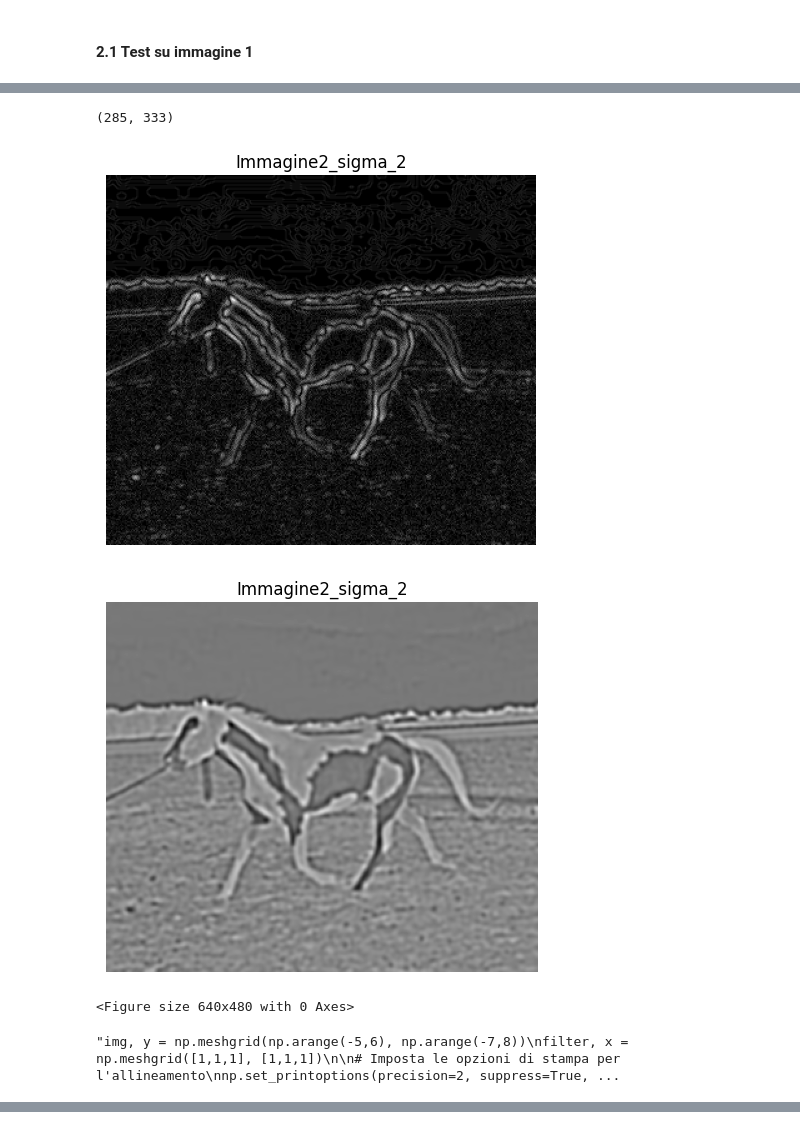
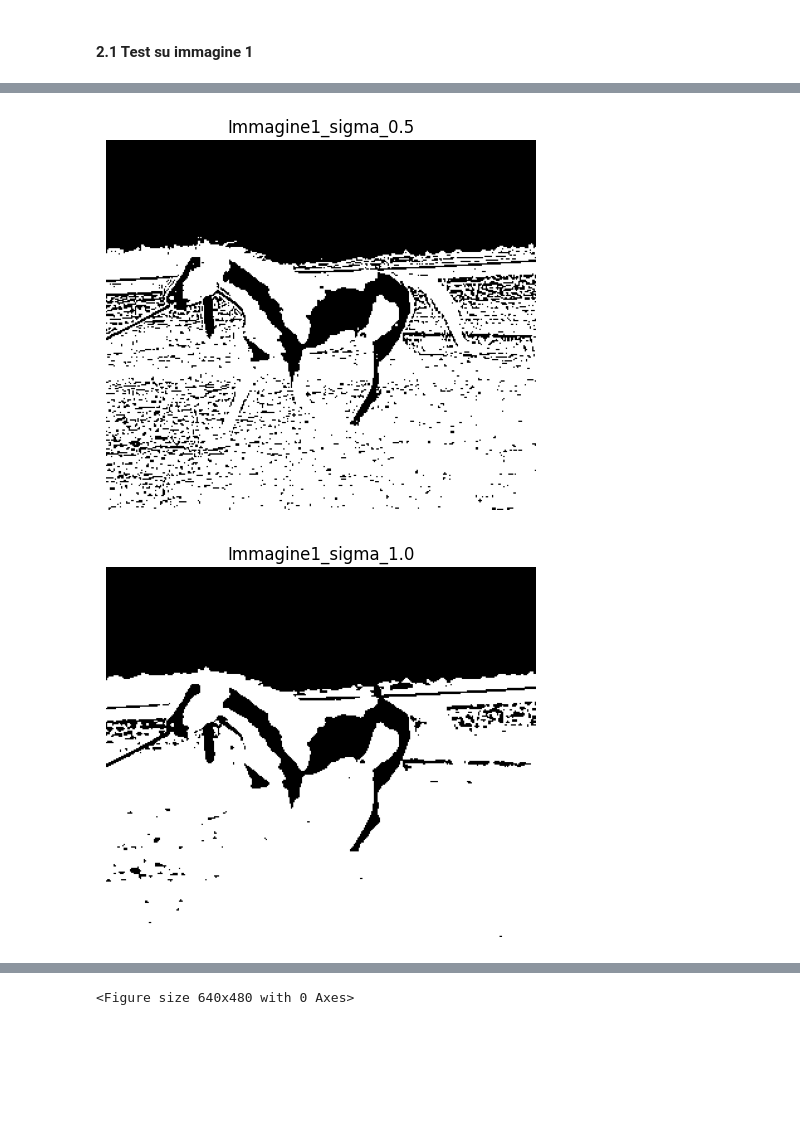
Before and after one commit to francealip/assignment_1_ISPR_23-24, a Jupyter notebook: src/LoG_detector.ipynb, the cells around one changed output, grey strips where cells are left out. Drawn from its saved outputs; the diff is of its cells as text; code cells hidden in the pictures; blank space fills up the shorter version.

Commit message:
added thresholding to convolved image

```diff
--- a/src/LoG_detector.ipynb
+++ b/src/LoG_detector.ipynb
@@ -153,11 +204,3 @@ img1, img2, img3 = read_images(img_dir)
 #img2.show()
 # %% [markdown]
 <h4>2.1 Test su immagine 1</h4>
-# %%
-sigma = 0.5
-plot_image(img1,1,0)
-for i in range(5):
-    sigma = sigma *2
-    filter = laplacian_of_gaussian(sigma)
-    result = convolution(img1, filter)
-    plot_image(result,1,sigma)
@@ -178,37 +208,35 @@ for i in range(5):
 import cv2
 import numpy as np
 
-# Leggi l'immagine
-img = np.array(img2)
+sigma =  1
+img = img3
+# Apply Gaussian blur with sigma = 0.5
+blurred = cv2.GaussianBlur(np.array(img), (0, 0), sigma)
 
-
-# Applica il filtro LoG con sigma = 1
-blurred = cv2.GaussianBlur(img, (0, 0), 2)
+# Apply Laplacian of Gaussian (LoG) filter
 result1 = cv2.Laplacian(blurred, cv2.CV_64F)
-
-# Converte l'immagine in un array NumPy
 result1 = np.uint8(np.absolute(result1))
 
 
-sigma =  2
 filter = laplacian_of_gaussian(sigma)
-result = convolution(img, filter)
+result = thresholding(convolution(img, filter))
 
-plot_image(result1,2,2)
-plot_image(result,2,2)
+#plot_image(img1,2,0)
+#plot_image(result1,1,sigma)
+#plot_image(result,1,sigma)
+
+# Imposta le opzioni di stampa per visualizzare l'intero array senza limitazioni
+np.set_printoptions(threshold=np.inf)
+
+#print(convolution(img, filter)[0])
+#print(result1[0])
+#print(result)
-# %% [output]
-(285, 333)
-[figure, removed]
-[figure, removed]
-<Figure size 640x480 with 0 Axes>
-# %%
-"""img, y = np.meshgrid(np.arange(-5,6), np.arange(-7,8))
-filter, x = np.meshgrid([1,1,1], [1,1,1])
-
-# Imposta le opzioni di stampa per l'allineamento
-np.set_printoptions(precision=2, suppress=True, linewidth=120)
-
-print(img)
-print(convolution(img, filter))"""
-# %% [output]
-"img, y = np.meshgrid(np.arange(-5,6), np.arange(-7,8))\nfilter, x = np.meshgrid([1,1,1], [1,1,1])\n\n# Imposta le opzioni di stampa per l'allineamento\nnp.set_printoptions(precision=2, suppress=True, ...
+# %%
+feature_maps = multiple_scale_execution(img2, 0.5)
+
+for i,img in enumerate(feature_maps):
+    sigma =0.5 * 2**i
+    plot_image(img,1,sigma)
+# %% [output]
+[figure, added]
+[figure, added]
@@ -214,0 +246 @@ print(convolution(img, filter))"""
+<Figure size 640x480 with 0 Axes>
```
Also changed, not shown: parts of 6 cells of this notebook.
